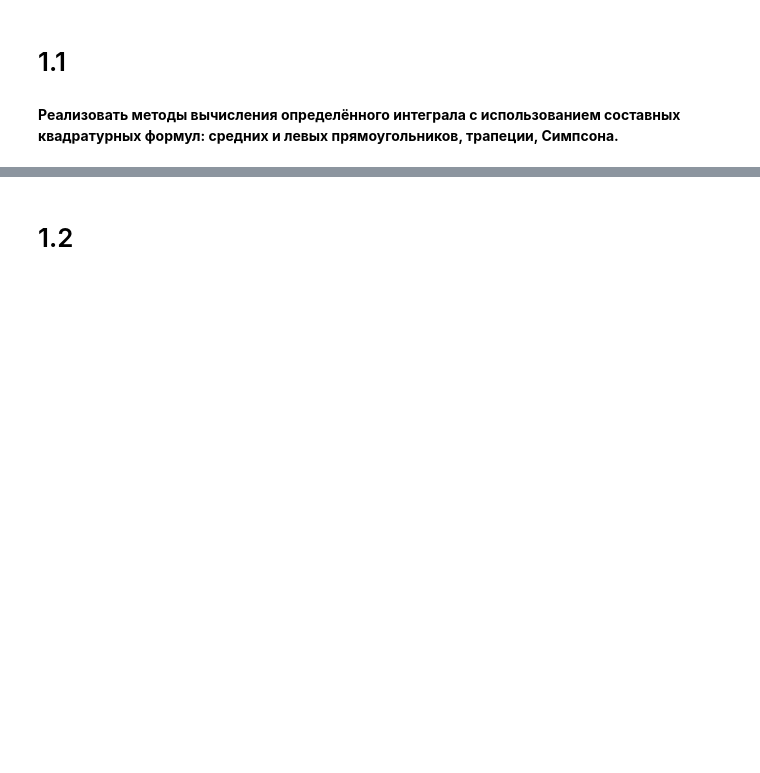
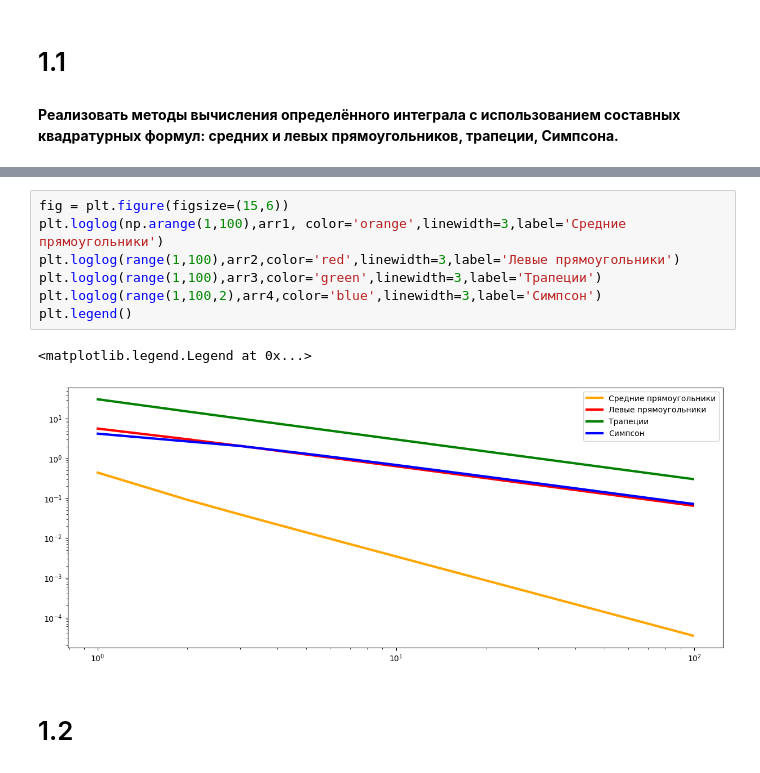
Before and after one commit to MiniRedTrout/Integration, a Jupyter notebook: Num7_Integral.ipynb, the cells around one changed output, grey strips where cells are left out. Saved outputs shown, nothing was run; the diff lists cells and outputs as text; blank space fills up the shorter version.

```diff
--- a/Num7_Integral.ipynb
+++ b/Num7_Integral.ipynb
@@ -164,3 +166,13 @@ plt.subplots_adjust(top=0.84)
+# %%
+fig = plt.figure(figsize=(15,6))
+plt.loglog(np.arange(1,100),arr1, color='orange',linewidth=3,label='Средние прямоугольники')
+plt.loglog(range(1,100),arr2,color='red',linewidth=3,label='Левые прямоугольники')
+plt.loglog(range(1,100),arr3,color='green',linewidth=3,label='Трапеции')
+plt.loglog(range(1,100,2),arr4,color='blue',linewidth=3,label='Симпсон')
+plt.legend()
+# %% [output]
+<matplotlib.legend.Legend at 0x...>
+[figure, added]
 # %% [markdown]
 # 1.2
 # %% [markdown]
```
Also changed, not shown: parts of 22 cells of this notebook.
